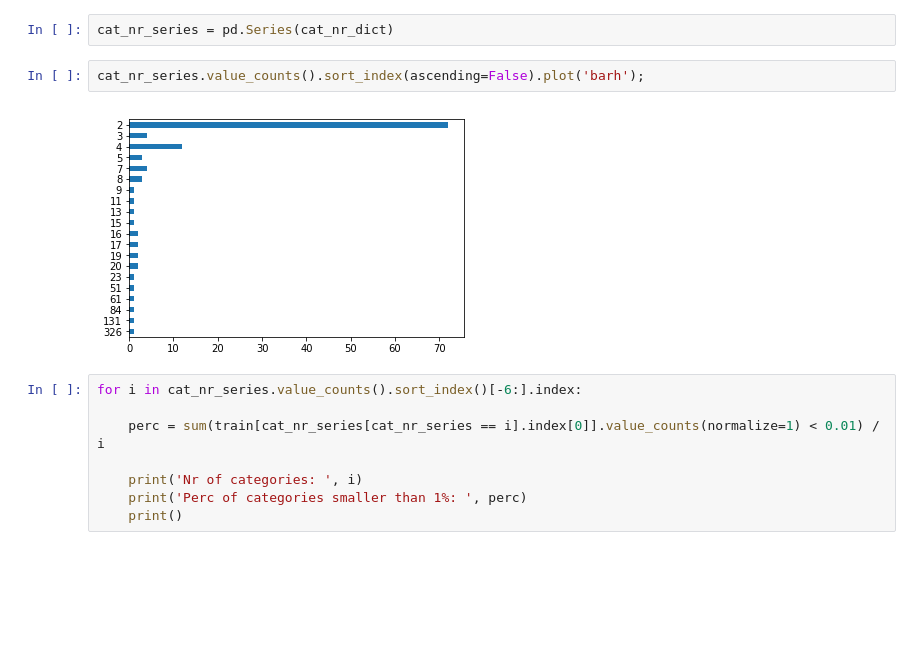
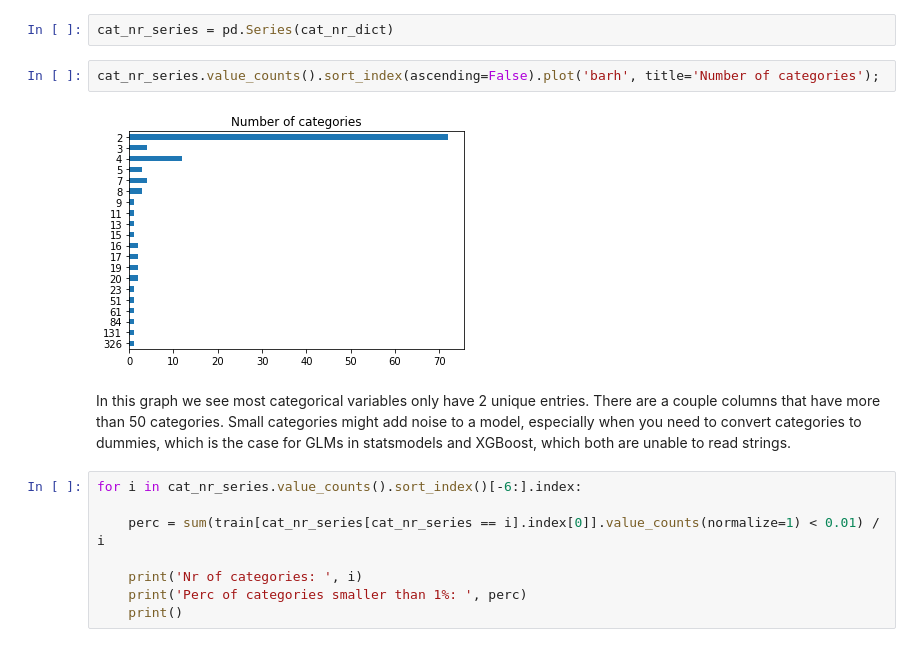
Before and after one commit to WoutAarts/portfolio, a Jupyter notebook: kaggle_insurance.ipynb, the cells around one changed output. Cells and saved outputs as stored; diff of their text form; blank space fills up the shorter version.

```diff
--- a/kaggle_insurance.ipynb
+++ b/kaggle_insurance.ipynb
@@ -60,9 +84,11 @@ for cat in cat_features:
 # %%
 cat_nr_series = pd.Series(cat_nr_dict)
 # %%
-cat_nr_series.value_counts().sort_index(ascending=False).plot('barh');
+cat_nr_series.value_counts().sort_index(ascending=False).plot('barh', title='Number of categories');
 # %% [output]
-[figure, old version]
+[figure, new version]
+# %% [markdown]
+In this graph we see most categorical variables only have 2 unique entries. There are a couple columns that have more than 50 categories. Small categories might add noise to a model, especially when you need to convert categories to dummies, which is the case for GLMs in statsmodels and XGBoost, which both are unable to read strings.
 # %%
 for i in cat_nr_series.value_counts().sort_index()[-6:].index:
 
```
Also changed, not shown: parts of 55 cells of this notebook.
